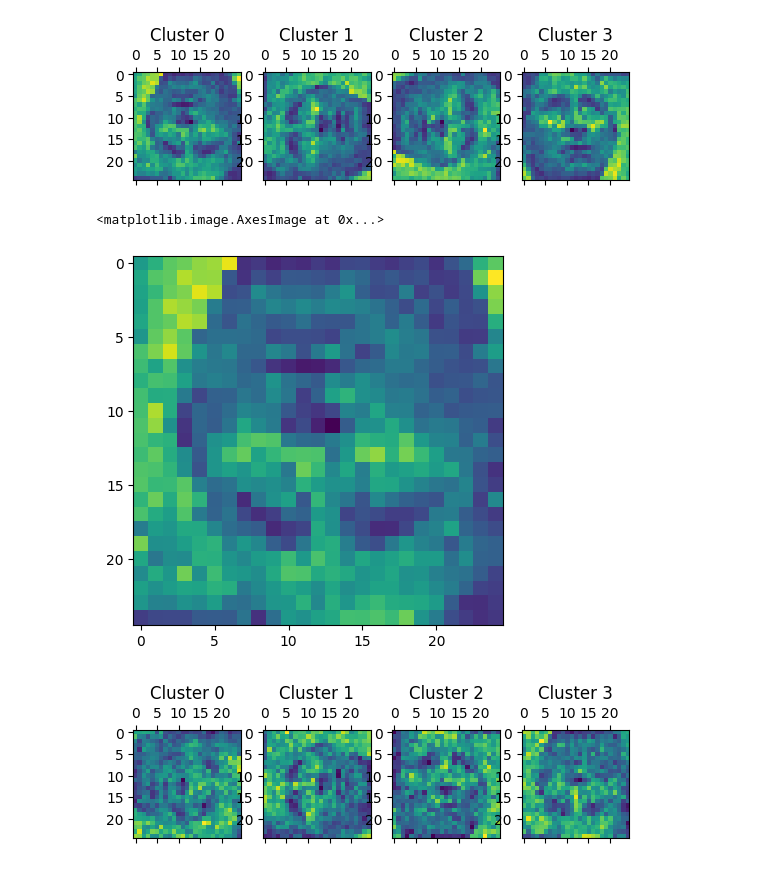
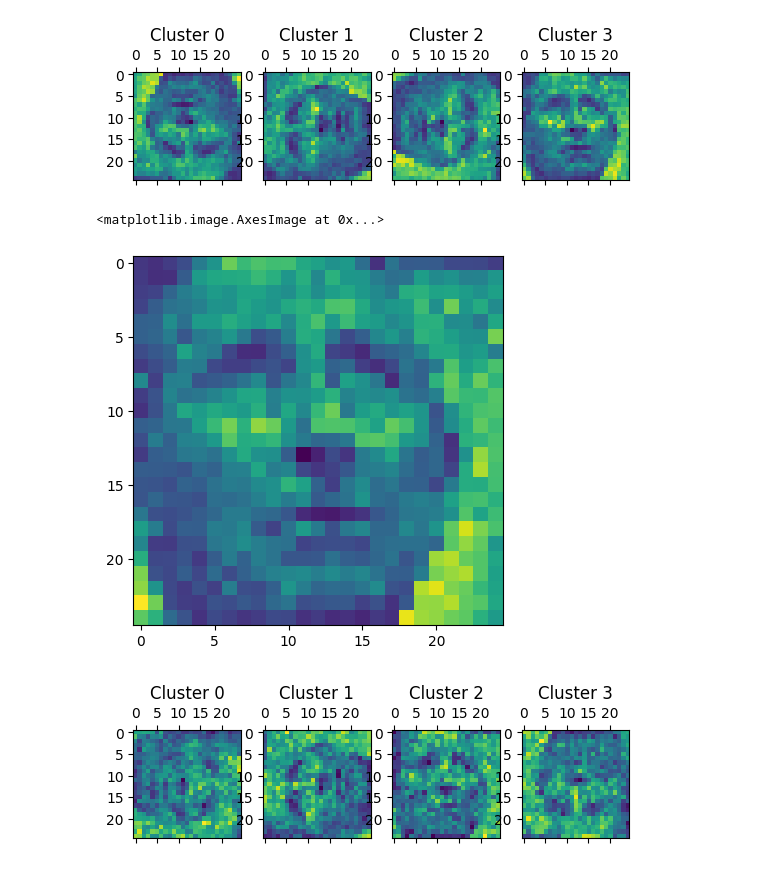
Before and after one commit to jtpotato/simc-2024, a Jupyter notebook: SIMC12_JMSS.ipynb, the cells around one changed output. Drawn from its saved outputs; the diff is of its cells as text; code cells hidden in the pictures.

```diff
--- a/SIMC12_JMSS.ipynb
+++ b/SIMC12_JMSS.ipynb
@@ -367,12 +367,12 @@ def combine_clusters(reference: np.ndarray, clusters: np.ndarray) -> np.ndarray:
 # %%
 task_7_final_image = combine_clusters(
     np.reshape(average_img(task_7_orientations[0]), (25, 25)), task_7_orientations
 )
 
-plt.imshow(np.rot90(task_7_final_image, 0))
+plt.imshow(np.rot90(task_7_final_image, 2))
 # %% [output]
 <matplotlib.image.AxesImage at 0x...>
-[figure, old version]
+[figure, new version]
 # %%
 # from sklearn.metrics import silhouette_score
 
```
Also changed, not shown: parts of 1 cell of this notebook.
